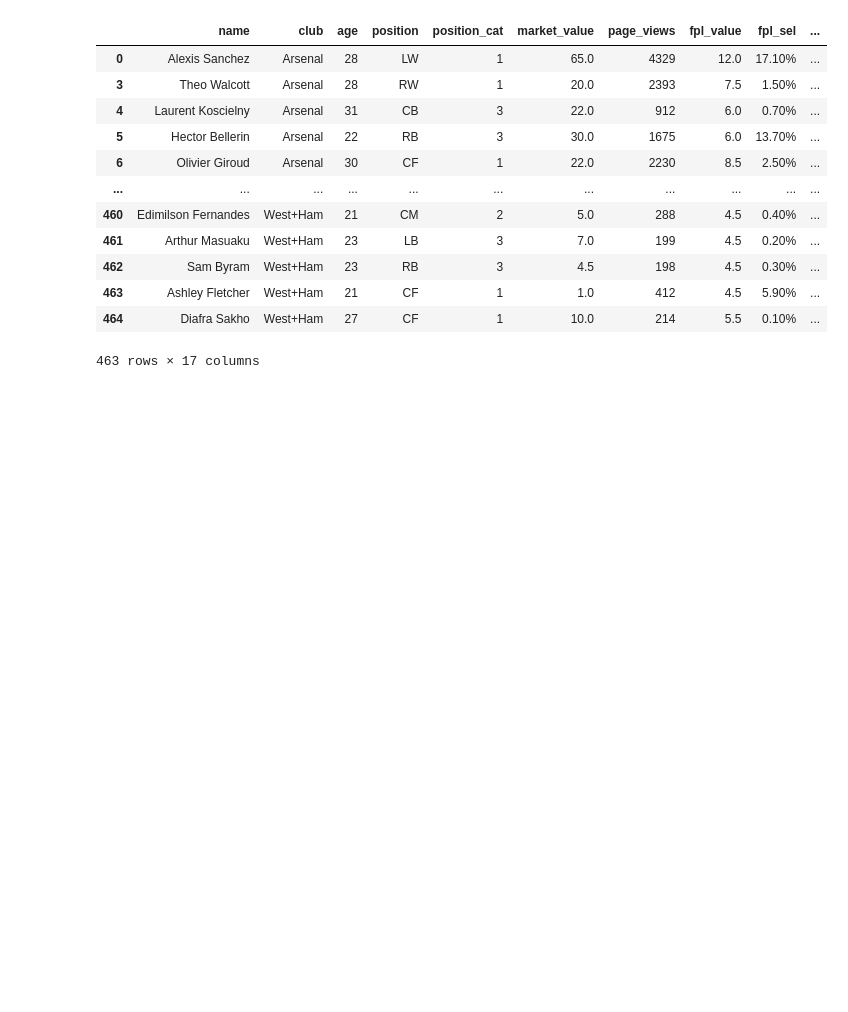
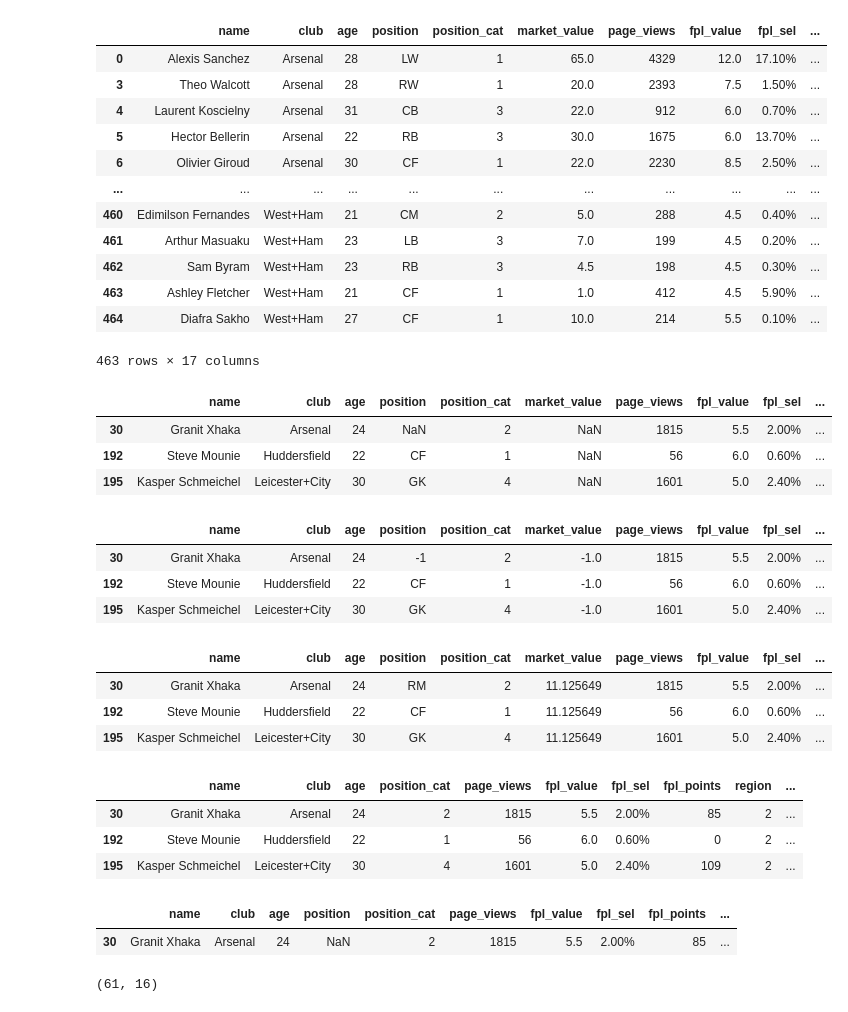
Before and after one commit to leozhao0709/python, a Jupyter notebook: pandas_bootcamp/DataFrames In Depth.ipynb, the cells around one changed output. Cells and saved outputs as stored; diff of their text form; code cells hidden in the pictures; blank space fills up the shorter version.

```diff
--- a/pandas_bootcamp/DataFrames In Depth.ipynb
+++ b/pandas_bootcamp/DataFrames In Depth.ipynb
@@ -297,3 +297,31 @@ players.drop(index=[1, 2])
 | 463 | Ashley Fletcher | West+Ham | 21 | CF | 1 | 1.0 | 412 | 4.5 | 5.90% | ... |
 | 464 | Diafra Sakho | West+Ham | 27 | CF | 1 | 10.0 | 214 | 5.5 | 0.10% | ... |
 463 rows × 17 columns
+# %%
+players.loc[players.isna().values].drop_duplicates()
+# %% [output]
+|  | name | club | age | position | position_cat | market_value | page_views | fpl_value | fpl_sel | ... |
+| 30 | Granit Xhaka | Arsenal | 24 | NaN | 2 | NaN | 1815 | 5.5 | 2.00% | ... |
+| 192 | Steve Mounie | Huddersfield | 22 | CF | 1 | NaN | 56 | 6.0 | 0.60% | ... |
+| 195 | Kasper Schmeichel | Leicester+City | 30 | GK | 4 | NaN | 1601 | 5.0 | 2.40% | ... |
+# %%
+players.fillna(-1).loc[[30, 192, 195]]
+# %% [output]
+|  | name | club | age | position | position_cat | market_value | page_views | fpl_value | fpl_sel | ... |
+| 30 | Granit Xhaka | Arsenal | 24 | -1 | 2 | -1.0 | 1815 | 5.5 | 2.00% | ... |
+| 192 | Steve Mounie | Huddersfield | 22 | CF | 1 | -1.0 | 56 | 6.0 | 0.60% | ... |
+| 195 | Kasper Schmeichel | Leicester+City | 30 | GK | 4 | -1.0 | 1601 | 5.0 | 2.40% | ... |
+# %%
+players.fillna({'market_value': players.market_value.mean(), 'position': 'RM'}).loc[[30, 192, 195]]
+# %% [output]
+|  | name | club | age | position | position_cat | market_value | page_views | fpl_value | fpl_sel | ... |
+| 30 | Granit Xhaka | Arsenal | 24 | RM | 2 | 11.125649 | 1815 | 5.5 | 2.00% | ... |
+| 192 | Steve Mounie | Huddersfield | 22 | CF | 1 | 11.125649 | 56 | 6.0 | 0.60% | ... |
+| 195 | Kasper Schmeichel | Leicester+City | 30 | GK | 4 | 11.125649 | 1601 | 5.0 | 2.40% | ... |
+# %%
+players.dropna(axis=1, how='any').loc[[30, 192, 195]]
+# %% [output]
+|  | name | club | age | position_cat | page_views | fpl_value | fpl_sel | fpl_points | region | ... |
+| 30 | Granit Xhaka | Arsenal | 24 | 2 | 1815 | 5.5 | 2.00% | 85 | 2 | ... |
+| 192 | Steve Mounie | Huddersfield | 22 | 1 | 56 | 6.0 | 0.60% | 0 | 2 | ... |
+| 195 | Kasper Schmeichel | Leicester+City | 30 | 4 | 1601 | 5.0 | 2.40% | 109 | 2 | ... |
@@ -299,0 +330,9 @@ players.drop(index=[1, 2])
+# %%
+df2.loc[df2.isna().values]
+# %% [output]
+|  | name | club | age | position | position_cat | page_views | fpl_value | fpl_sel | fpl_points | ... |
+| 30 | Granit Xhaka | Arsenal | 24 | NaN | 2 | 1815 | 5.5 | 2.00% | 85 | ... |
+# %%
+df2.drop_duplicates(subset='nationality').shape
+# %% [output]
+(61, 16)
```
Also changed, not shown: parts of 20 cells of this notebook.
